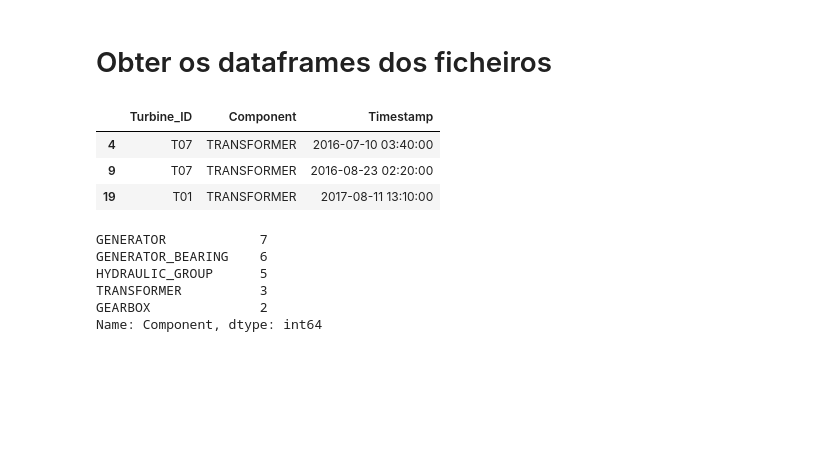
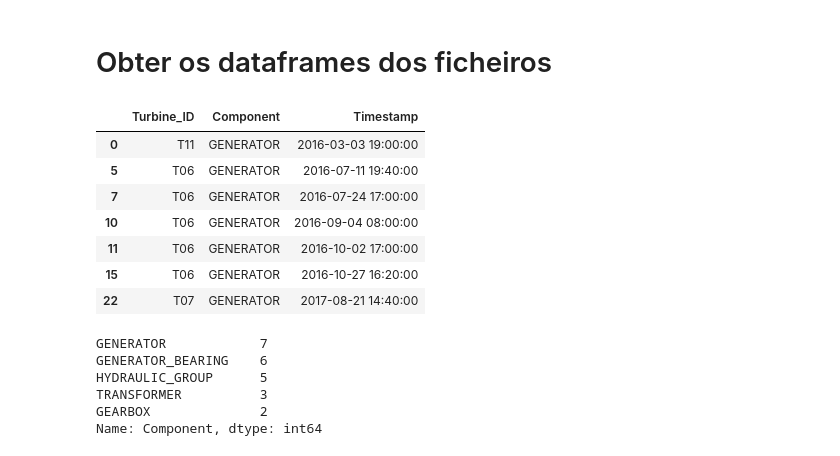
Before and after one commit to RicardoJPedro82/wmillfailprev, a Jupyter notebook: notebooks/Data_prep_clean.ipynb, the cells around one changed output. Saved outputs shown, nothing was run; the diff lists cells and outputs as text; code cells hidden in the pictures; blank space fills up the shorter version.

```diff
--- a/notebooks/Data_prep_clean.ipynb
+++ b/notebooks/Data_prep_clean.ipynb
@@ -33,12 +30,16 @@ tentativa = 0
 # %%
 failures_df, signals_df, logs_df = dprep.get_data()
 # %%
-failures_df[failures_df.Component == 'TRANSFORMER'].sort_values('Timestamp')
+failures_df[failures_df.Component == 'GENERATOR'].sort_values('Timestamp')
 # %% [output]
 |  | Turbine_ID | Component | Timestamp |
-| 4 | T07 | TRANSFORMER | 2016-07-10 03:40:00 |
-| 9 | T07 | TRANSFORMER | 2016-08-23 02:20:00 |
-| 19 | T01 | TRANSFORMER | 2017-08-11 13:10:00 |
+| 0 | T11 | GENERATOR | 2016-03-03 19:00:00 |
+| 5 | T06 | GENERATOR | 2016-07-11 19:40:00 |
+| 7 | T06 | GENERATOR | 2016-07-24 17:00:00 |
+| 10 | T06 | GENERATOR | 2016-09-04 08:00:00 |
+| 11 | T06 | GENERATOR | 2016-10-02 17:00:00 |
+| 15 | T06 | GENERATOR | 2016-10-27 16:20:00 |
+| 22 | T07 | GENERATOR | 2017-08-21 14:40:00 |
 # %%
 failures_df.Component.value_counts()
 # %% [output]
```
Also changed, not shown: parts of 35 cells of this notebook, 2 other files.
